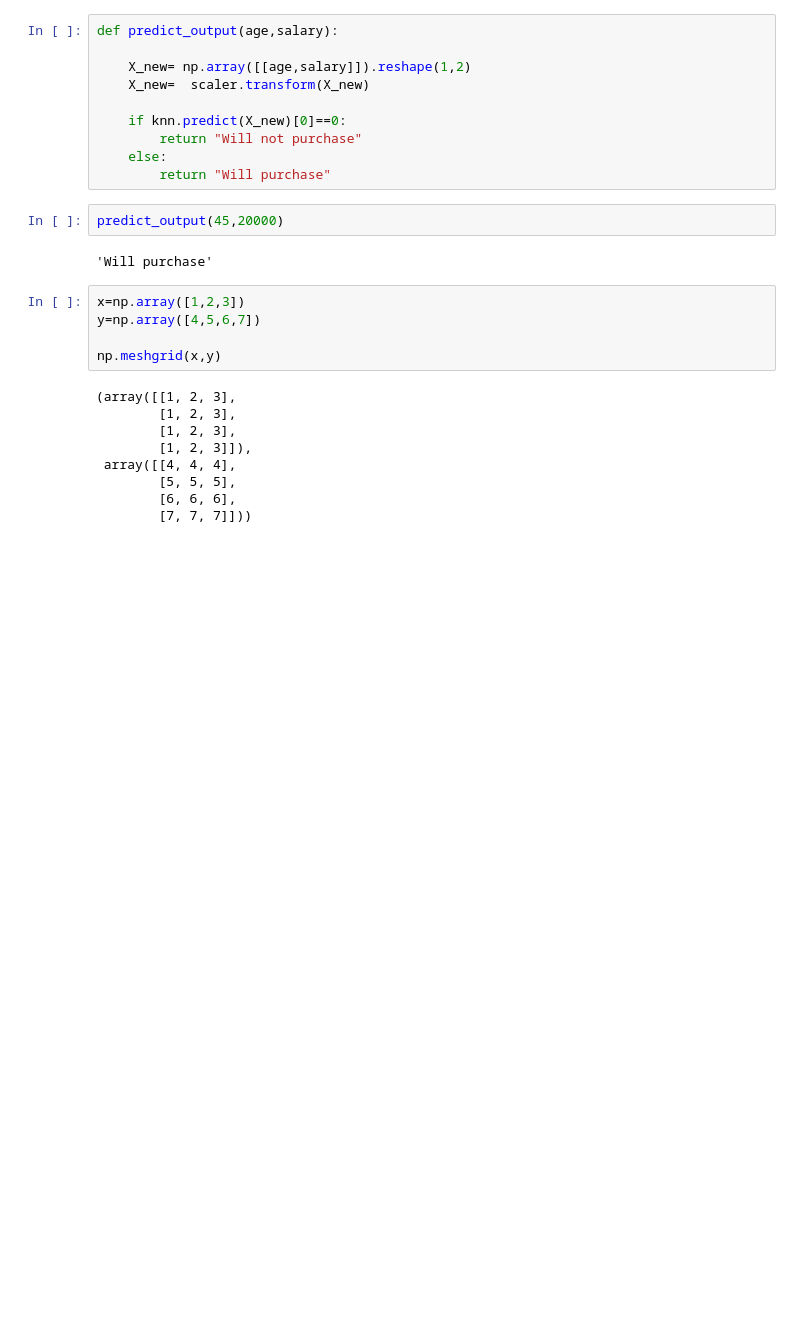
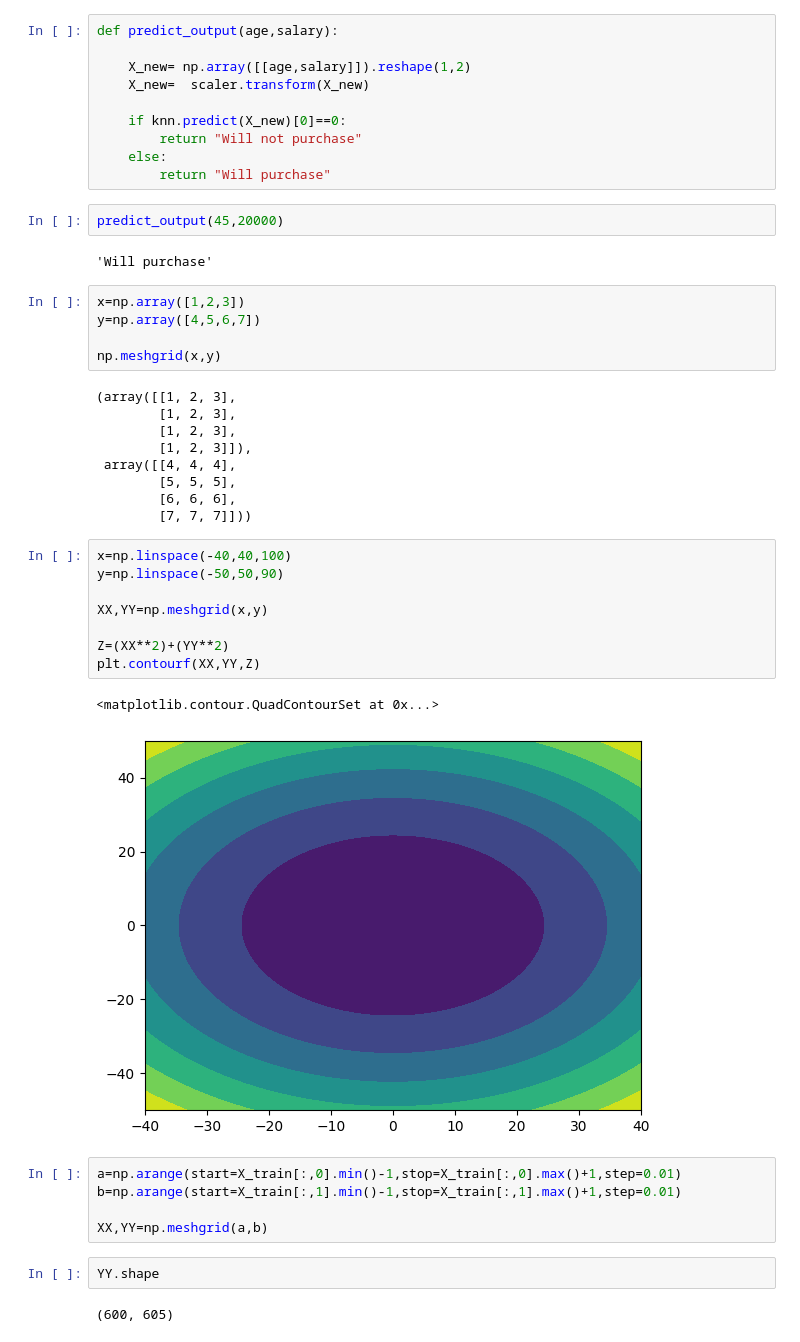
Before and after one commit to Shristi359/knn_classifier, a Jupyter notebook: knn1.ipynb, the cells around one changed output. Drawn from its saved outputs; the diff is of its cells as text; blank space fills up the shorter version.

```diff
--- a/knn1.ipynb
+++ b/knn1.ipynb
@@ -184,3 +184,23 @@ np.meshgrid(x,y)
         [5, 5, 5],
         [6, 6, 6],
         [7, 7, 7]]))
+# %%
+x=np.linspace(-40,40,100)
+y=np.linspace(-50,50,90)
+
+XX,YY=np.meshgrid(x,y)
+
+Z=(XX**2)+(YY**2)
+plt.contourf(XX,YY,Z)
+# %% [output]
+<matplotlib.contour.QuadContourSet at 0x...>
+[figure, added]
+# %%
+a=np.arange(start=X_train[:,0].min()-1,stop=X_train[:,0].max()+1,step=0.01)
+b=np.arange(start=X_train[:,1].min()-1,stop=X_train[:,1].max()+1,step=0.01)
+
+XX,YY=np.meshgrid(a,b)
+# %%
+YY.shape
+# %% [output]
+(600, 605)
```
Also changed, not shown: parts of 13 cells of this notebook.
